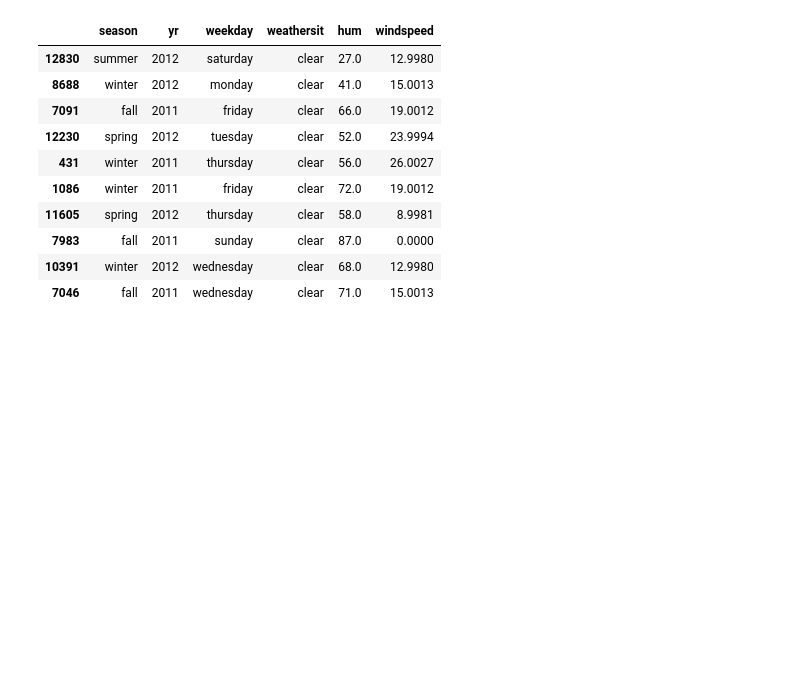
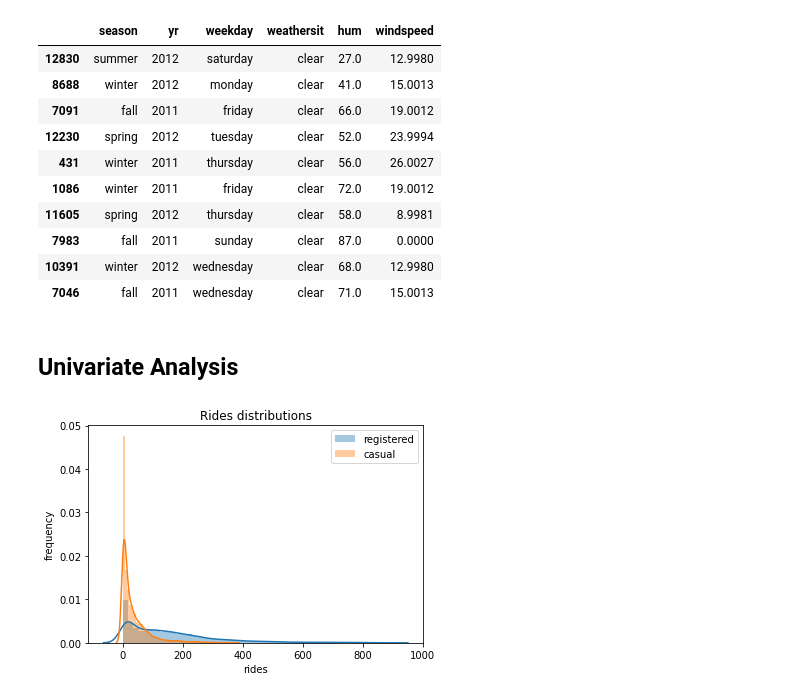
Before and after one commit to manuelinfosec/bike-sharing-analysis, a Jupyter notebook: main.ipynb, the cells around one changed output. Drawn from its saved outputs; the diff is of its cells as text; code cells hidden in the pictures; blank space fills up the shorter version.

Commit message:
Rides distribution

```diff
--- a/main.ipynb
+++ b/main.ipynb
@@ -109,3 +113,5 @@ preprocessed_data[columns].sample(10, random_state=42)
 | 7983 | fall | 2011 | sunday | clear | 87.0 | 0.0000 |
 | 10391 | winter | 2012 | wednesday | clear | 68.0 | 12.9980 |
 | 7046 | fall | 2011 | wednesday | clear | 71.0 | 15.0013 |
+# %% [markdown]
+## Univariate Analysis
@@ -111,0 +129,14 @@ preprocessed_data[columns].sample(10, random_state=42)
+# %%
+# plot distributions of registered vs casual rides
+sns.distplot(preprocessed_data['registered'], label="registered")
+sns.distplot(preprocessed_data['casual'], label="casual")
+
+plt.legend()
+plt.xlabel('rides')
+plt.ylabel('frequency')
+plt.title("Rides distributions")
+
+plt.savefig("figs/rides_distribution.png")
+plt.show()
+# %% [output]
+[figure, added]
```
Also changed, not shown: parts of 2 cells of this notebook, 1 other file.
